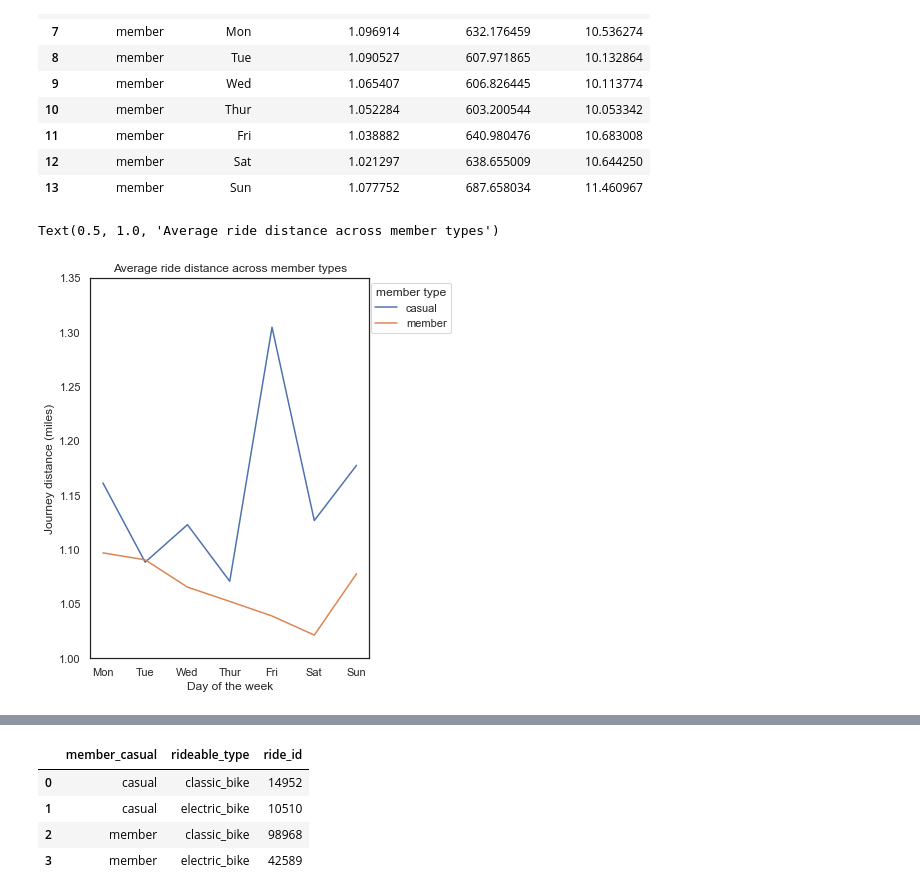
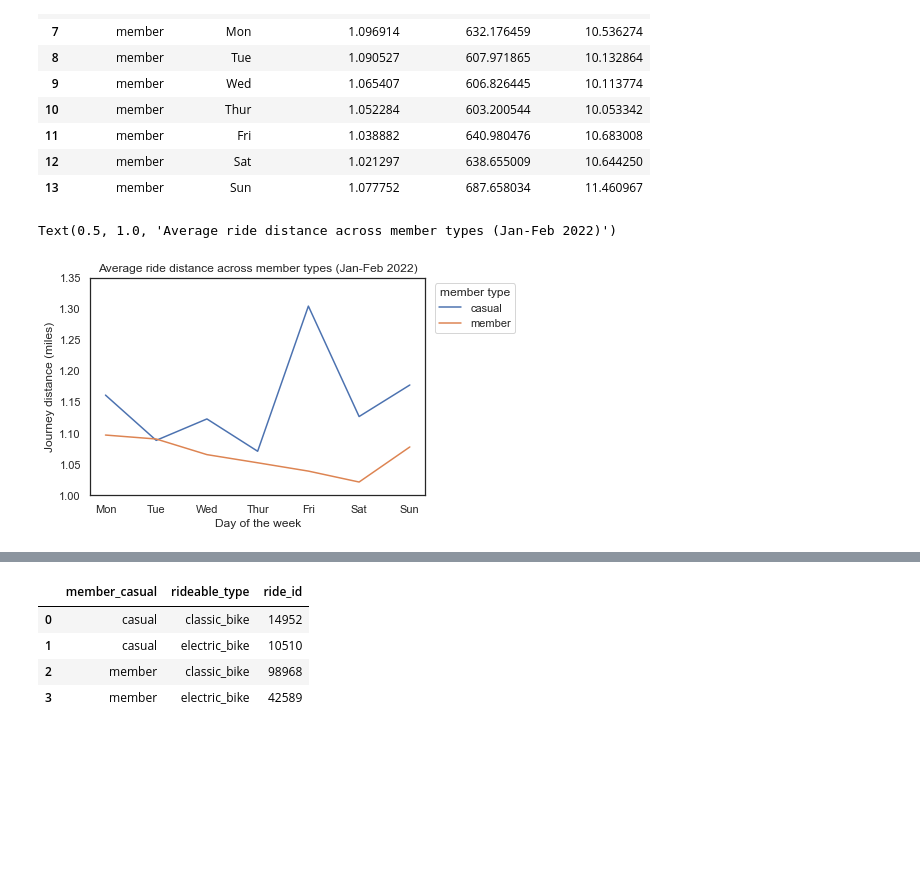
Before and after one commit to Coded123/Google_Data_Analytics_Capstone, a Jupyter notebook: cyclistic_bikeshare_project/cyclistic_bikeshare_analysis_jan_feb_2022.ipynb, the cells around one changed output, grey strips where cells are left out. Drawn from its saved outputs; the diff is of its cells as text; code cells hidden in the pictures; blank space fills up the shorter version.

```diff
--- a/cyclistic_bikeshare_project/cyclistic_bikeshare_analysis_jan_feb_2022.ipynb
+++ b/cyclistic_bikeshare_project/cyclistic_bikeshare_analysis_jan_feb_2022.ipynb
@@ -365,17 +369,17 @@ grouped_dist
 # %%
 #avg_ride = sns.load_dataset(grouped_dist)
 
 sns.set_theme(style='white')
 ax = sns.lineplot(x= 'day_of_week', y= 'journey_distance_miles', hue='member_casual', data = grouped_dist)
 ax.set_ylim(1,1.35)
 
 plt.legend(bbox_to_anchor=(1.15, 1), loc = 'upper center', title='member type')
-plt.xlabel("Day of the week")
-plt.ylabel("Journey distance (miles)")
-plt.title("Average ride distance across member types")
+plt.xlabel('Day of the week')
+plt.ylabel('Journey distance (miles)')
+plt.title('Average ride distance across member types (Jan-Feb 2022)')
 # %% [output]
-Text(0.5, 1.0, 'Average ride distance across member types')
+Text(0.5, 1.0, 'Average ride distance across member types (Jan-Feb 2022)')
-[figure, old version]
+[figure, new version]
 # %%
 #choose theme
 sns.set_theme(style='whitegrid')
```
Also changed, not shown: parts of 7 cells of this notebook.
